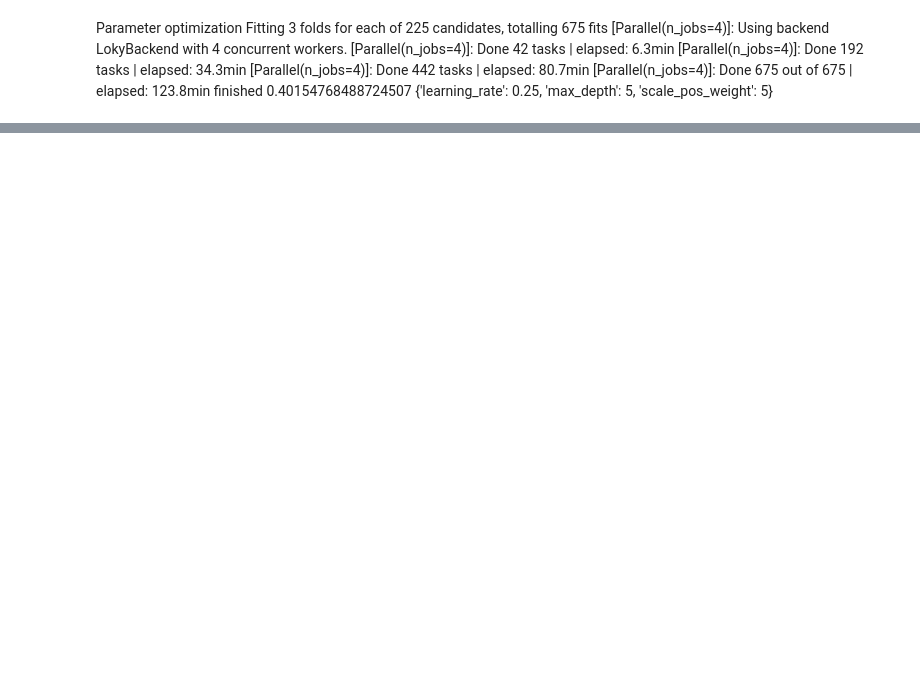
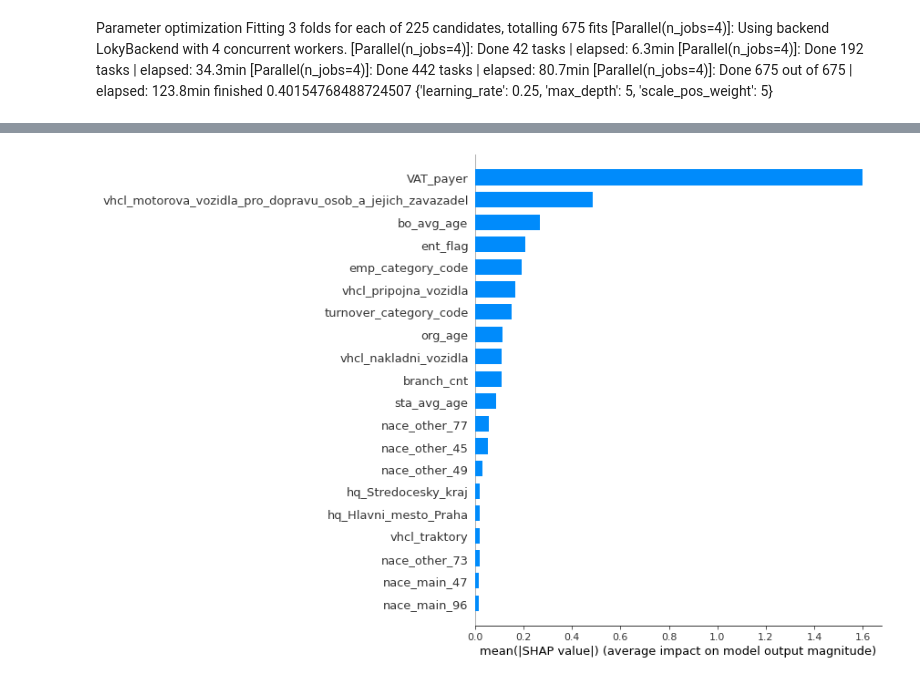
Before and after one commit to mindforceai/tools, a Jupyter notebook: data_analysis_w_xgboost/data_analysis_w_xgboost.ipynb, the cells around one changed output, grey strips where cells are left out. Drawn from its saved outputs; the diff is of its cells as text; code cells hidden in the pictures; blank space fills up the shorter version.

```diff
--- a/data_analysis_w_xgboost/data_analysis_w_xgboost.ipynb
+++ b/data_analysis_w_xgboost/data_analysis_w_xgboost.ipynb
@@ -148,0 +200,4 @@ xgb.plot_importance(moto_model, max_num_features=10, importance_type='weight')
+# %%
+shap.summary_plot(shap_values, x, plot_type="bar")
+# %% [output]
+[figure, added]
```
Also changed, not shown: parts of 16 cells of this notebook.
